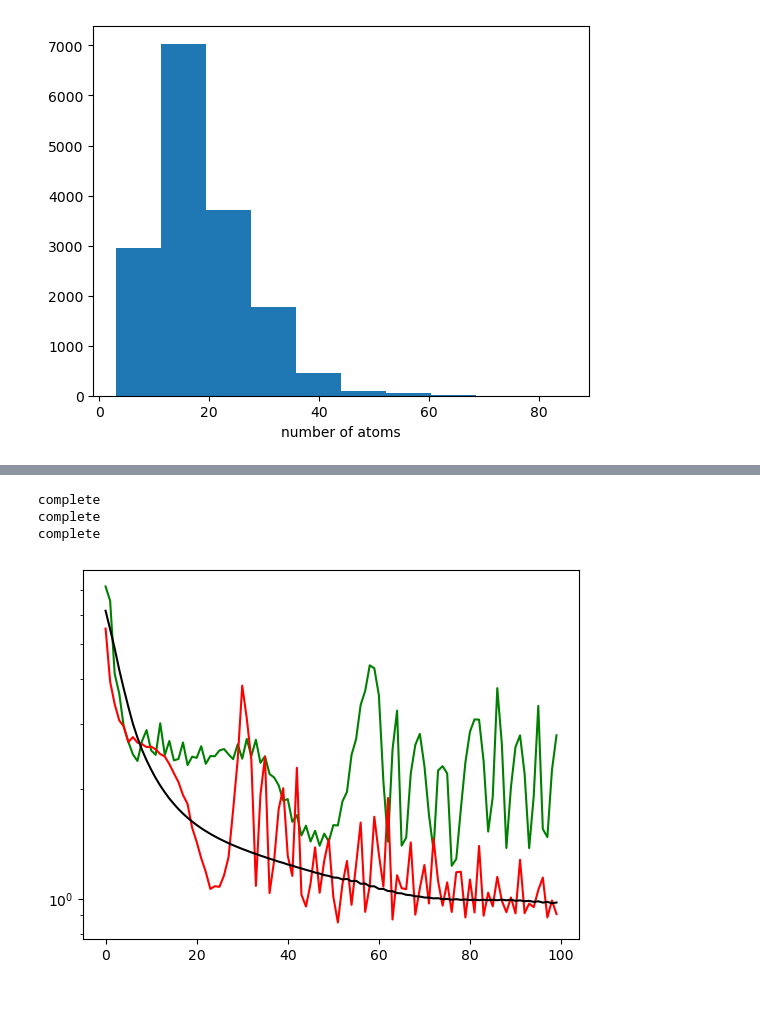
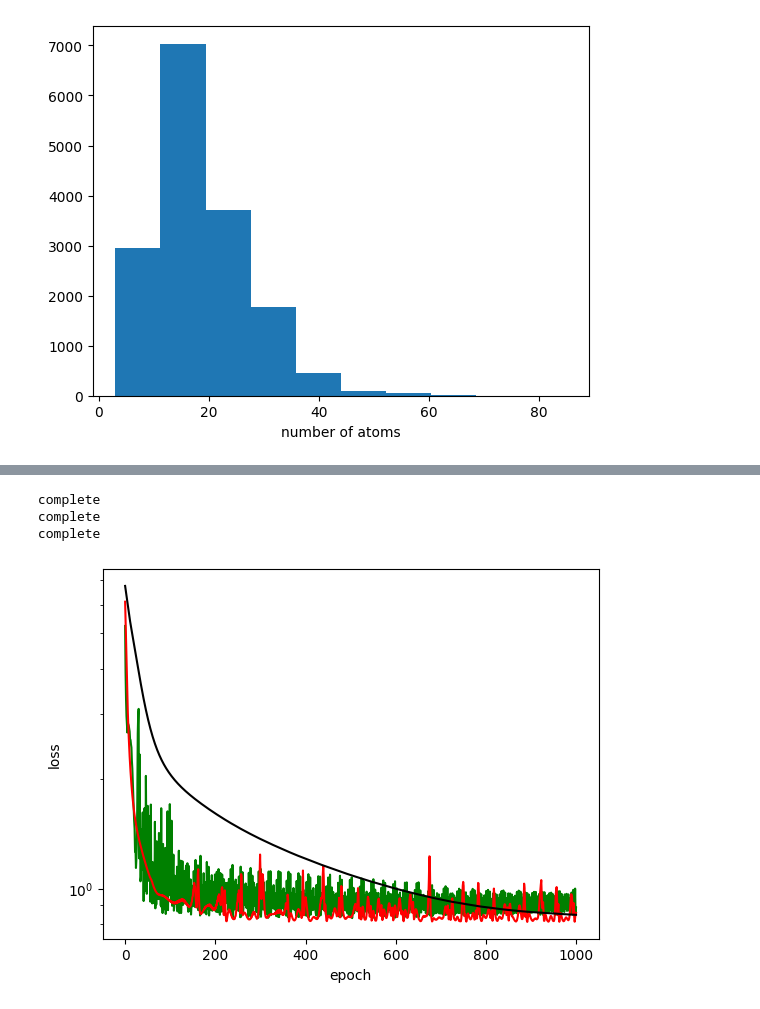
Before and after one commit to quantumyeasthacker/simple_SMILES, a Jupyter notebook: MLP.ipynb, the cells around one changed output, grey strips where cells are left out. Saved outputs shown, nothing was run; the diff lists cells and outputs as text; code cells hidden in the pictures.

```diff
--- a/MLP.ipynb
+++ b/MLP.ipynb
@@ -165,63 +165,38 @@ def train_loop(lr, x_train, y_train, x_test, y_test, config):
 
         # evaluation
         mlp_mod.eval()
-        y_pred = mlp_mod(x_test).squeeze(1).to(config['device'])
+        y_pred = mlp_mod(x_test.to(config['device'])).squeeze(1)
         mseloss = loss(y_pred, y_test.to(config['device']))
         error_test.append(mseloss.item())
 
     return error, error_test
-# %%
-# classic SGD
-batch_size = 1
-N_epochs = 5
-kernel_size = [2,dict_len]
-device = torch.device("cuda" if torch.cuda.is_available() else "cpu")
-
-config = {"N_epochs": N_epochs,
-          "kernel_size": kernel_size,
-          "device": device,
-          "max_mol_len": max_mol_len,
-          "dict_len": dict_len,
-          "batch_size": batch_size}
-
-lr = [1e-2, 1e-3, 1e-4]
-col = ['g','r','k']
-for i,l in enumerate(lr):
-    error, error_test = train_loop(l, x_train, y_train, x_test, y_test, config)
-    print('complete')
-    # plt.plot(range(N_epochs), error, color=col[i], linestyle='--')
-    plt.plot(range(N_epochs), error_test, color=col[i])
-plt.yscale('log')
-plt.ylabel('loss')
-plt.xlabel('epoch')
-plt.show()
 # %%
 # mini-batch
 batch_size = 100
-N_epochs = 100
+N_epochs = 1000
 kernel_size = [2,dict_len]
 device = torch.device("cuda" if torch.cuda.is_available() else "cpu")
 
 config = {"N_epochs": N_epochs,
           "kernel_size": kernel_size,
           "device": device,
           "max_mol_len": max_mol_len,
           "dict_len": dict_len,
           "batch_size": batch_size}
 
 lr = [1e-3, 1e-4, 1e-5]
 col = ['g','r','k']
 for i,l in enumerate(lr):
     error, error_test = train_loop(l, x_train, y_train, x_test, y_test, config)
     print('complete')
     # plt.plot(range(N_epochs), error, color=col[i], linestyle='--')
     plt.plot(range(N_epochs), error_test, color=col[i])
 plt.yscale('log')
 plt.ylabel('loss')
 plt.xlabel('epoch')
 plt.show()
 # %% [output]
 complete
 complete
 complete
-[figure, old version]
+[figure, new version]
```
Also changed, not shown: parts of 3 cells of this notebook.
